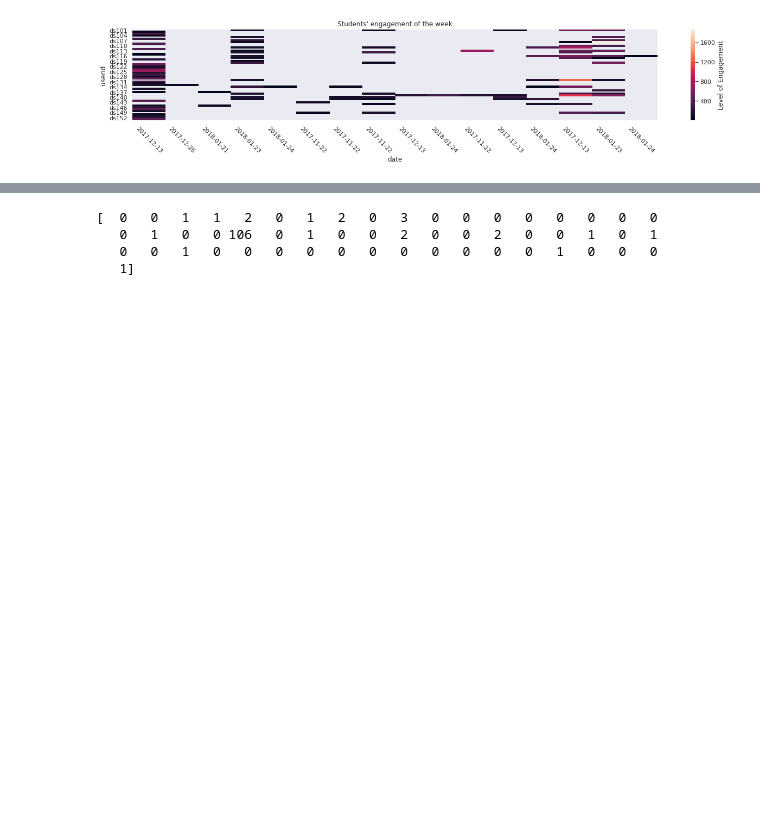
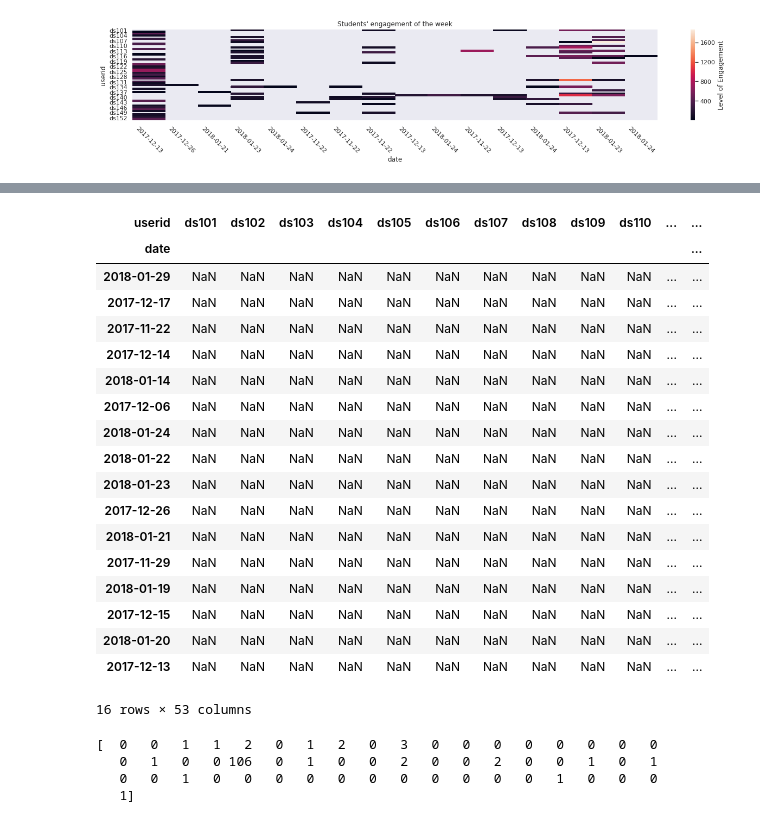
Before and after one commit to owen198/kyoto_ebook, a Jupyter notebook: Data visualization.ipynb, the cells around one changed output, grey strips where cells are left out. Saved outputs shown, nothing was run; the diff lists cells and outputs as text; code cells hidden in the pictures; blank space fills up the shorter version.

```diff
--- a/Data visualization.ipynb
+++ b/Data visualization.ipynb
@@ -124,3 +130,25 @@ fig1.savefig('./images/students_score_week.png', dpi=300)
+# %%
+pivot.reindex(set(kyoto_x_all['date'].dt.strftime('%Y-%m-%d')))
+# %% [output]
+| userid | ds101 | ds102 | ds103 | ds104 | ds105 | ds106 | ds107 | ds108 | ds109 | ds110 | ... | ... |
+| date |  |  |  |  |  |  |  |  |  |  |  | ... |
+| 2018-01-29 | NaN | NaN | NaN | NaN | NaN | NaN | NaN | NaN | NaN | NaN | ... | ... |
+| 2017-12-17 | NaN | NaN | NaN | NaN | NaN | NaN | NaN | NaN | NaN | NaN | ... | ... |
+| 2017-11-22 | NaN | NaN | NaN | NaN | NaN | NaN | NaN | NaN | NaN | NaN | ... | ... |
+| 2017-12-14 | NaN | NaN | NaN | NaN | NaN | NaN | NaN | NaN | NaN | NaN | ... | ... |
+| 2018-01-14 | NaN | NaN | NaN | NaN | NaN | NaN | NaN | NaN | NaN | NaN | ... | ... |
+| 2017-12-06 | NaN | NaN | NaN | NaN | NaN | NaN | NaN | NaN | NaN | NaN | ... | ... |
+| 2018-01-24 | NaN | NaN | NaN | NaN | NaN | NaN | NaN | NaN | NaN | NaN | ... | ... |
+| 2018-01-22 | NaN | NaN | NaN | NaN | NaN | NaN | NaN | NaN | NaN | NaN | ... | ... |
+| 2018-01-23 | NaN | NaN | NaN | NaN | NaN | NaN | NaN | NaN | NaN | NaN | ... | ... |
+| 2017-12-26 | NaN | NaN | NaN | NaN | NaN | NaN | NaN | NaN | NaN | NaN | ... | ... |
+| 2018-01-21 | NaN | NaN | NaN | NaN | NaN | NaN | NaN | NaN | NaN | NaN | ... | ... |
+| 2017-11-29 | NaN | NaN | NaN | NaN | NaN | NaN | NaN | NaN | NaN | NaN | ... | ... |
+| 2018-01-19 | NaN | NaN | NaN | NaN | NaN | NaN | NaN | NaN | NaN | NaN | ... | ... |
+| 2017-12-15 | NaN | NaN | NaN | NaN | NaN | NaN | NaN | NaN | NaN | NaN | ... | ... |
+| 2018-01-20 | NaN | NaN | NaN | NaN | NaN | NaN | NaN | NaN | NaN | NaN | ... | ... |
+| 2017-12-13 | NaN | NaN | NaN | NaN | NaN | NaN | NaN | NaN | NaN | NaN | ... | ... |
+16 rows × 53 columns
 # %%
 sns.set(style='white')
 
```
Also changed, not shown: parts of 1 cell of this notebook, 2 other files.
